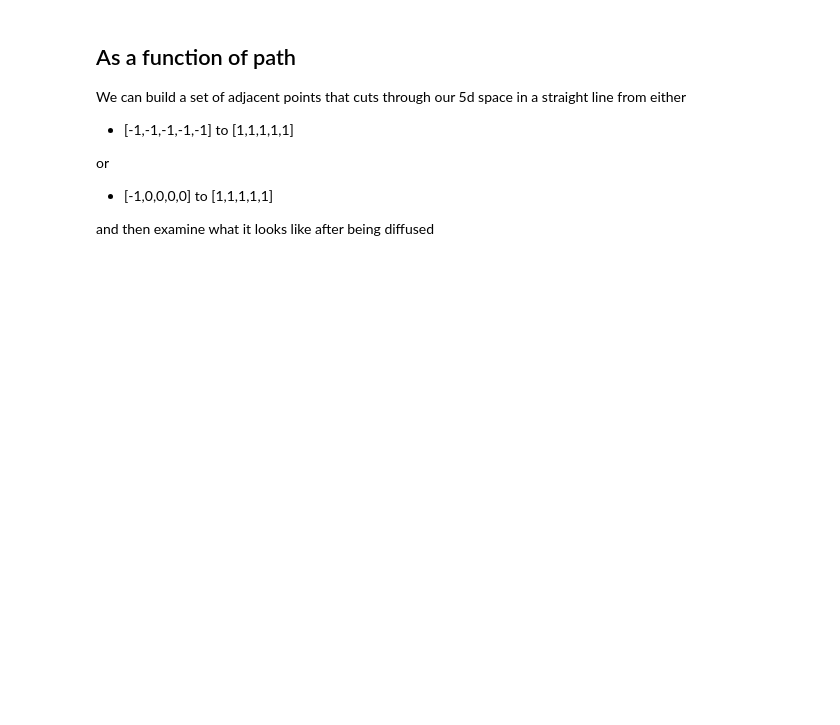
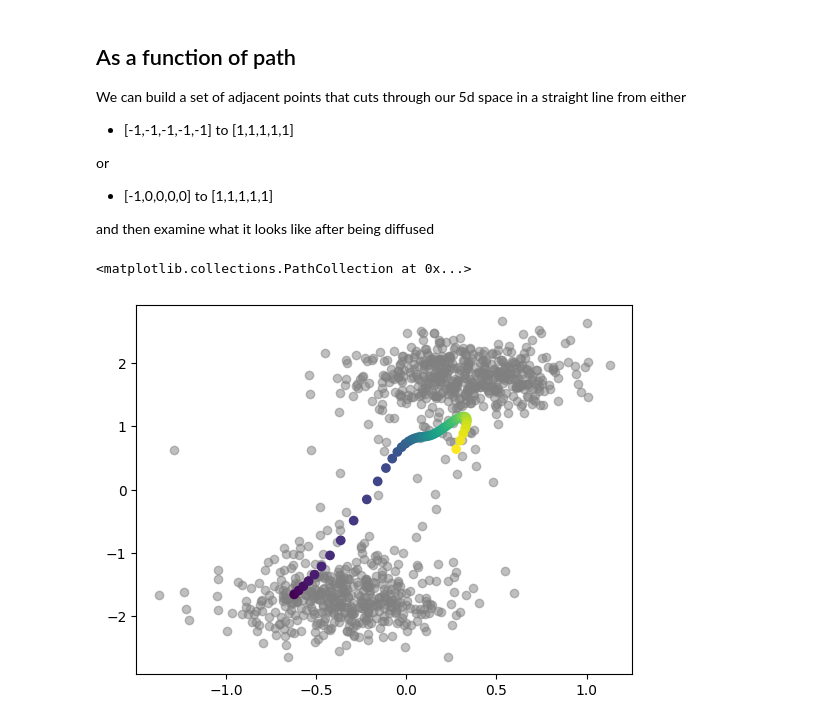
Before and after one commit to yallup/fusions, a Jupyter notebook: demo_diffusion.ipynb, the cells around one changed output. Saved outputs shown, nothing was run; the diff lists cells and outputs as text; code cells hidden in the pictures; blank space fills up the shorter version.

Commit message:
fix examples and diffusion to right format

```diff
--- a/demo_diffusion.ipynb
+++ b/demo_diffusion.ipynb
@@ -63,4 +63,4 @@ Of interest to is in how straight lines drawn in either the prior or a gaussian
 The forward model that the CFM encodes is a neural ODE, we can track the evolution of this as afunction of the time parameter introduced in training
 # %%
 t=Model.prior().rvs(1000)
-x_t =diffusion.predict(t, steps=100,jac=False, solution="approx")
+x_t =diffusion.predict(t, steps=100)
@@ -112,3 +89,11 @@ line_x = np.linspace(-1,1,50)
 line_y=np.zeros((line_x.shape[0], 4))
 test_x=np.repeat(line_x[...,None], 5, axis=1)
 # test_x=np.concatenate([np.atleast_2d(line_x),line_y.T]).T
+target_x=diffusion.predict(test_x, steps=100)
+# %%
+param_idx = 0
+plt.scatter(x_t[...,-1,param_idx], x_t[...,-1,param_idx+1], c="grey", alpha=0.5)
+plt.scatter(target_x[:,-1,param_idx], target_x[:,-1,param_idx+1], c= np.arange(len(line_x)))
+# %% [output]
+<matplotlib.collections.PathCollection at 0x...>
+[figure, added]
```
Also changed, not shown: parts of 13 cells of this notebook, 2 other files.
